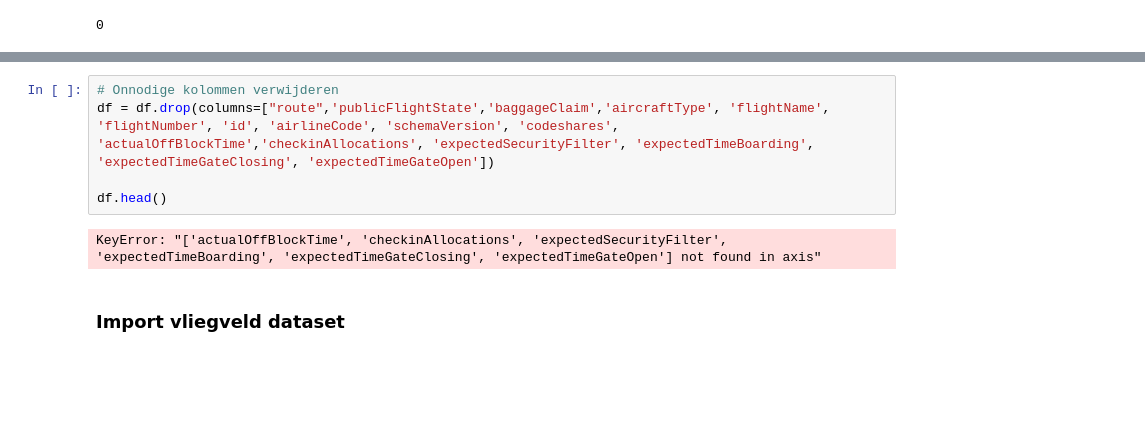
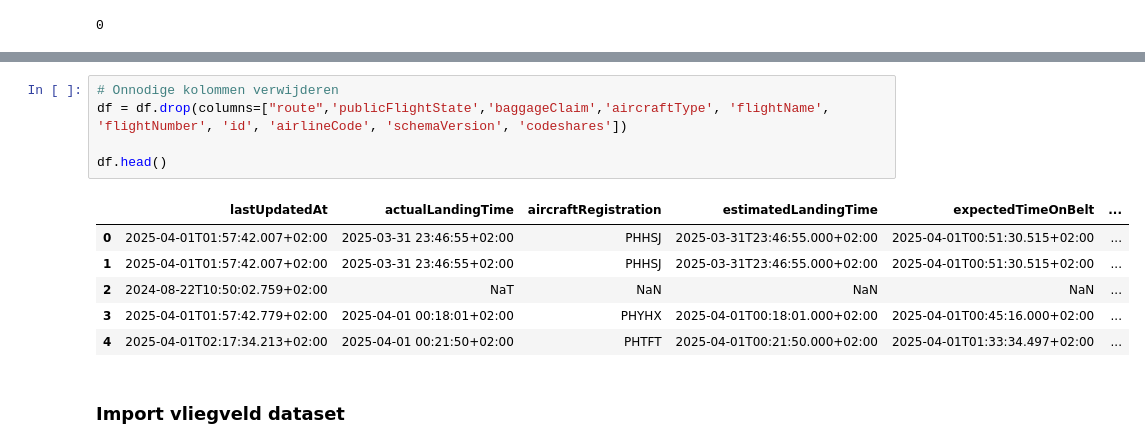
Before and after one commit to Quint-coding/Case-2---Schiphol-API, a Jupyter notebook: Case 2 - Schiphol API.ipynb, the cells around one changed output, grey strips where cells are left out. Drawn from its saved outputs; the diff is of its cells as text; blank space fills up the shorter version.

```diff
--- a/Case 2 - Schiphol API.ipynb
+++ b/Case 2 - Schiphol API.ipynb
@@ -204,10 +204,15 @@ df.head()
 # %%
 # Onnodige kolommen verwijderen
-df = df.drop(columns=["route",'publicFlightState','baggageClaim','aircraftType', 'flightName', 'flightNumber', 'id', 'airlineCode', 'schemaVersion', 'codeshares', 'actualOffBlockTime','checkinAllocations', 'expectedSecurityFilter', 'expectedTimeBoarding', 'expectedTimeGateClosing', 'expectedTimeGateOpen'])
+df = df.drop(columns=["route",'publicFlightState','baggageClaim','aircraftType', 'flightName', 'flightNumber', 'id', 'airlineCode', 'schemaVersion', 'codeshares'])
 
 df.head()
 # %% [output]
-KeyError: "['actualOffBlockTime', 'checkinAllocations', 'expectedSecurityFilter', 'expectedTimeBoarding', 'expectedTimeGateClosing', 'expectedTimeGateOpen'] not found in axis"
+|  | lastUpdatedAt | actualLandingTime | aircraftRegistration | estimatedLandingTime | expectedTimeOnBelt | ... |
+| 0 | 2025-04-01T01:57:42.007+02:00 | 2025-03-31 23:46:55+02:00 | PHHSJ | 2025-03-31T23:46:55.000+02:00 | 2025-04-01T00:51:30.515+02:00 | ... |
+| 1 | 2025-04-01T01:57:42.007+02:00 | 2025-03-31 23:46:55+02:00 | PHHSJ | 2025-03-31T23:46:55.000+02:00 | 2025-04-01T00:51:30.515+02:00 | ... |
+| 2 | 2024-08-22T10:50:02.759+02:00 | NaT | NaN | NaN | NaN | ... |
+| 3 | 2025-04-01T01:57:42.779+02:00 | 2025-04-01 00:18:01+02:00 | PHYHX | 2025-04-01T00:18:01.000+02:00 | 2025-04-01T00:45:16.000+02:00 | ... |
+| 4 | 2025-04-01T02:17:34.213+02:00 | 2025-04-01 00:21:50+02:00 | PHTFT | 2025-04-01T00:21:50.000+02:00 | 2025-04-01T01:33:34.497+02:00 | ... |
 # %% [markdown]
 ### Import vliegveld dataset
 # %%
```
Also changed, not shown: parts of 9 cells of this notebook, 1 other file.
